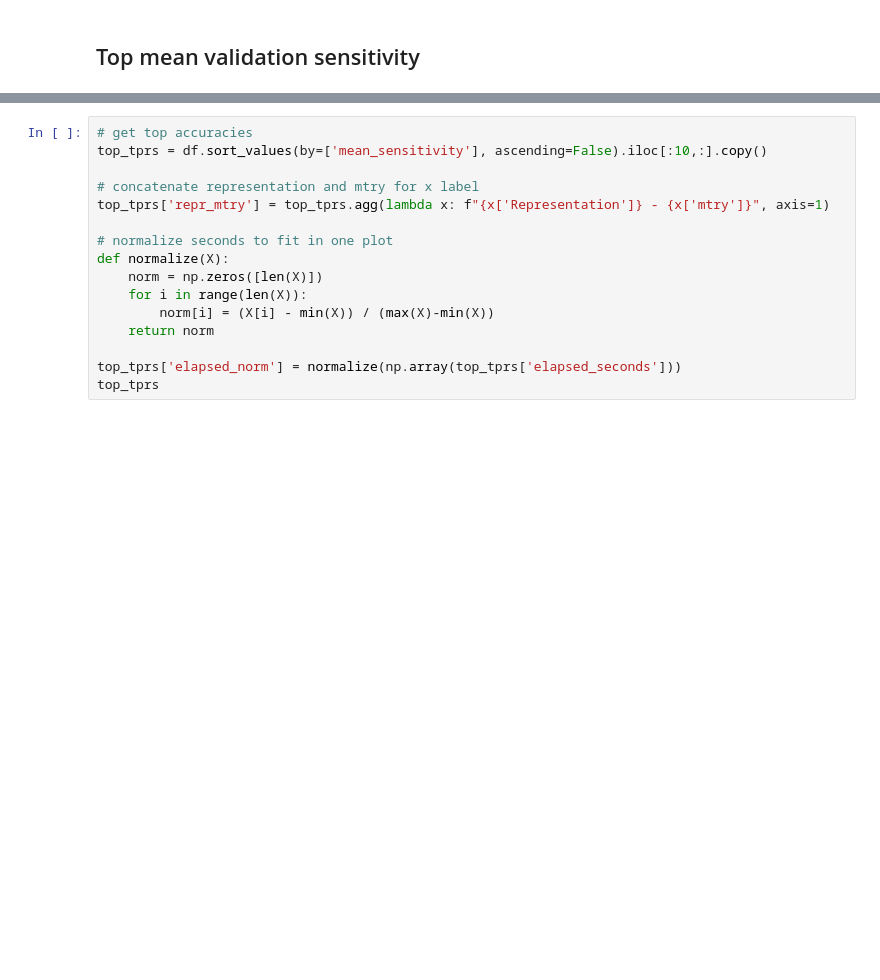
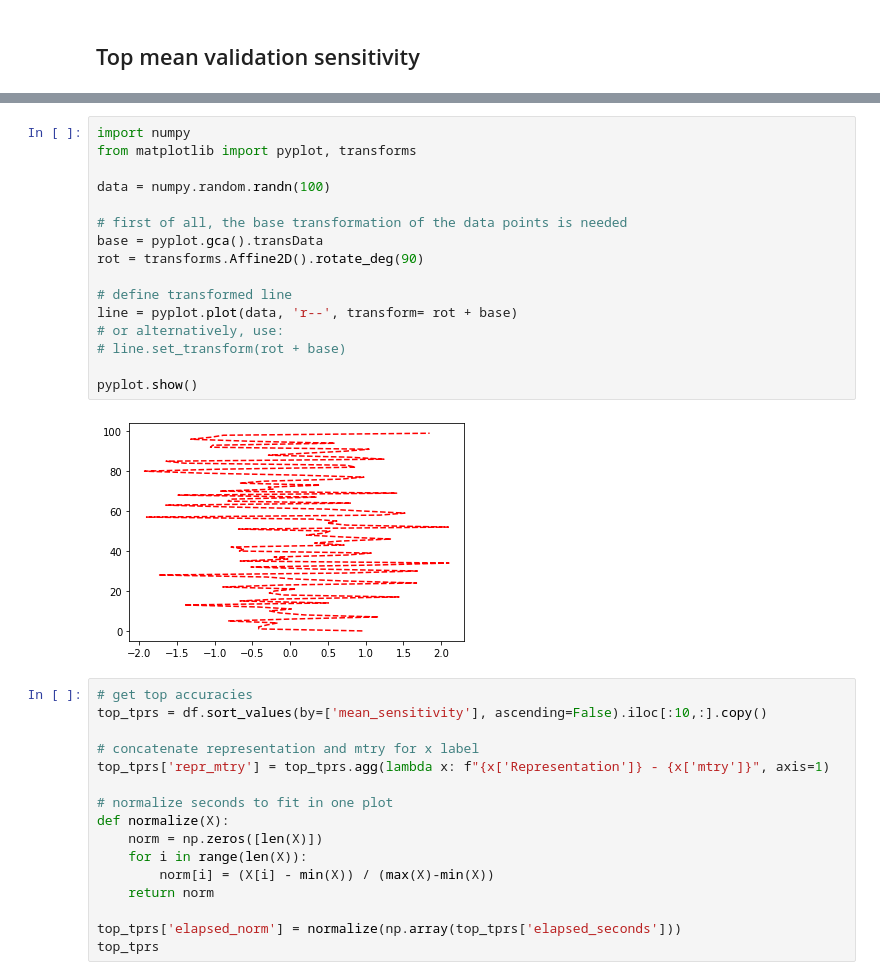
Before and after one commit to BigBangData/NaturalLanguageProcessing, a Jupyter notebook: TextAnalyticsWithR/13_RandomForests_4.ipynb, the cells around one changed output, grey strips where cells are left out. Saved outputs shown, nothing was run; the diff lists cells and outputs as text; blank space fills up the shorter version.

```diff
--- a/TextAnalyticsWithR/13_RandomForests_4.ipynb
+++ b/TextAnalyticsWithR/13_RandomForests_4.ipynb
@@ -201,3 +128,21 @@ plt.show()
+# %%
+import numpy
+from matplotlib import pyplot, transforms
+
+data = numpy.random.randn(100)
+
+# first of all, the base transformation of the data points is needed
+base = pyplot.gca().transData
+rot = transforms.Affine2D().rotate_deg(90)
+
+# define transformed line
+line = pyplot.plot(data, 'r--', transform= rot + base)
+# or alternatively, use:
+# line.set_transform(rot + base)
+
+pyplot.show()
+# %% [output]
+[figure, added]
 # %%
 # get top accuracies
 top_tprs = df.sort_values(by=['mean_sensitivity'], ascending=False).iloc[:10,:].copy()
```
Also changed, not shown: parts of 13 cells of this notebook.
